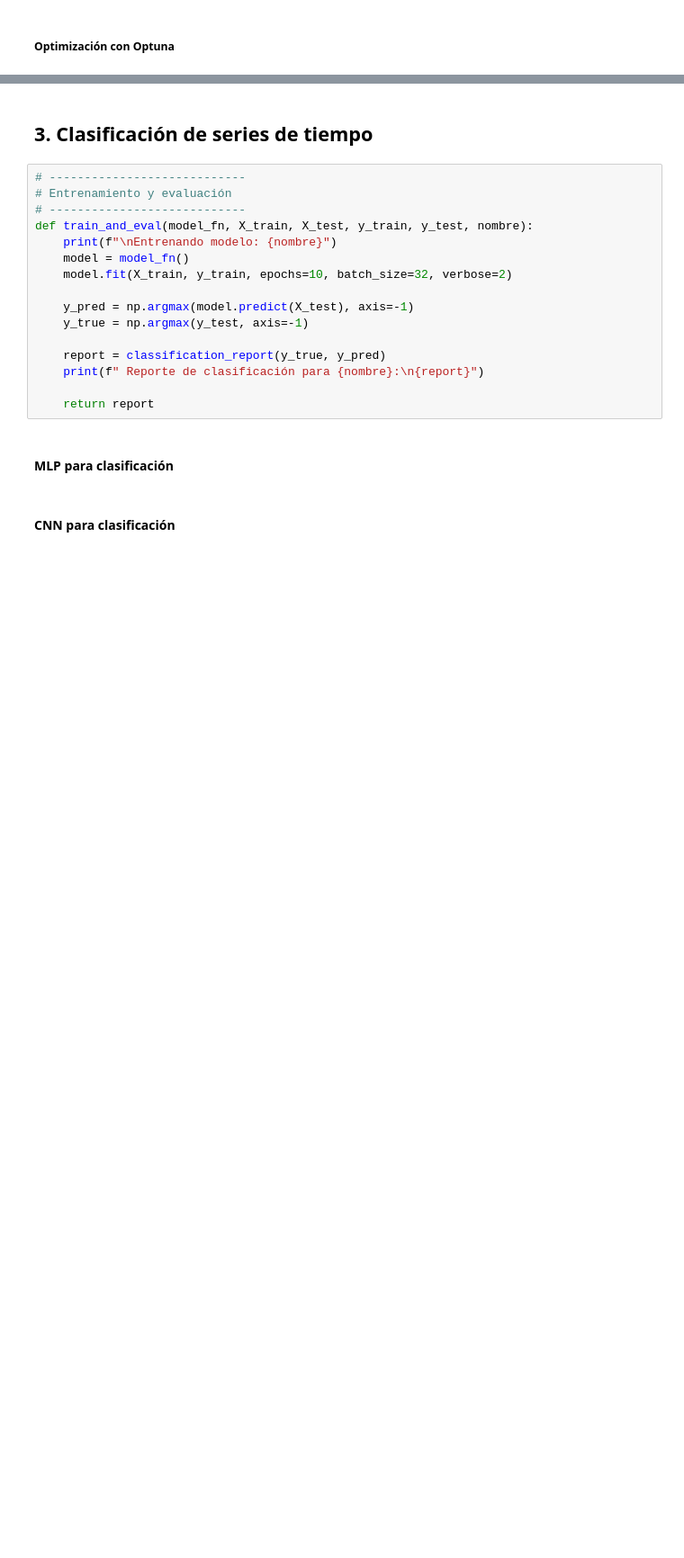
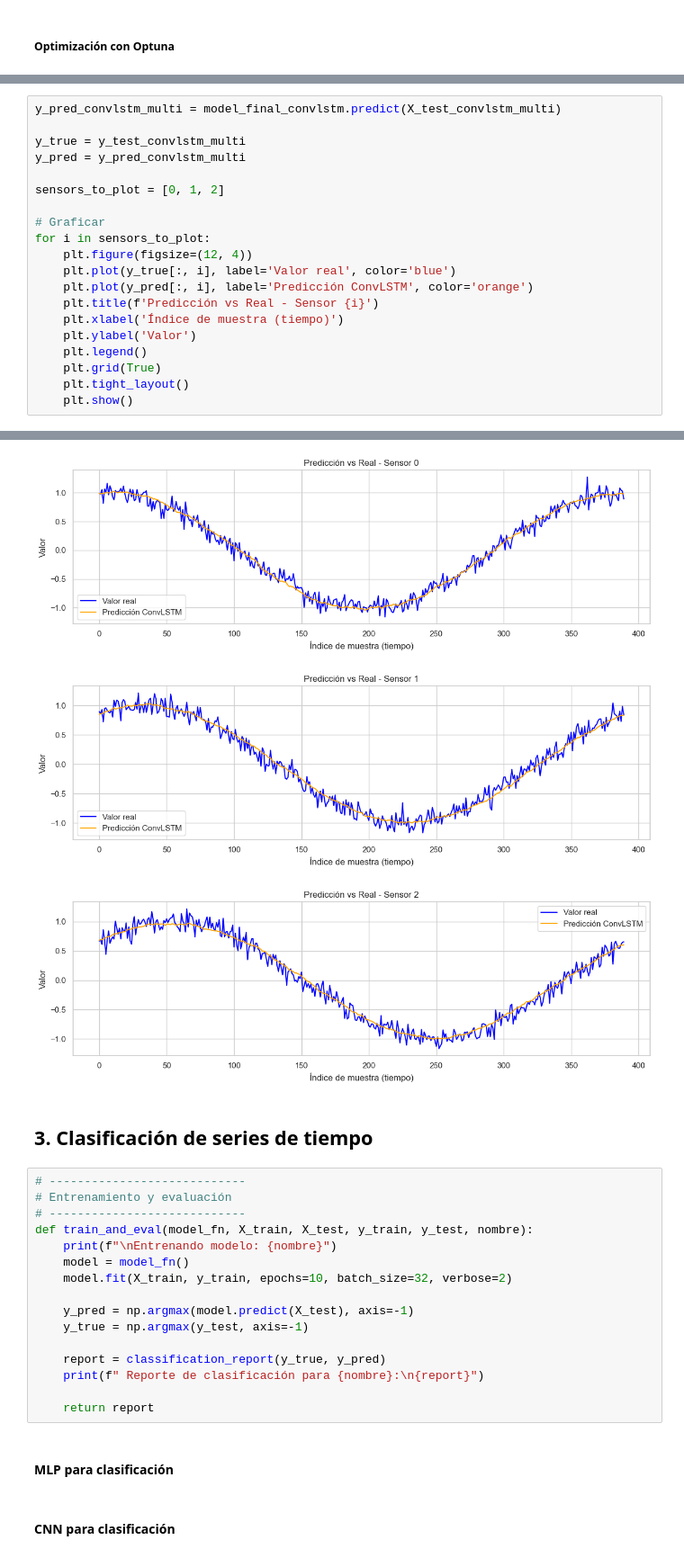
Before and after one commit to Marcelaqprz/mnl_proyecto, a Jupyter notebook: ProyectoFinalMnl.ipynb, the cells around one changed output, grey strips where cells are left out. Shown at 90% size. Saved outputs shown, nothing was run; the diff lists cells and outputs as text; blank space fills up the shorter version.

```diff
--- a/ProyectoFinalMnl.ipynb
+++ b/ProyectoFinalMnl.ipynb
@@ -1557,0 +1840,21 @@ print(f"Mejores parámetros: {study.best_params}")
+# %%
+y_pred_convlstm_multi = model_final_convlstm.predict(X_test_convlstm_multi)
+
+y_true = y_test_convlstm_multi
+y_pred = y_pred_convlstm_multi
+
+sensors_to_plot = [0, 1, 2]
+
+# Graficar
+for i in sensors_to_plot:
+    plt.figure(figsize=(12, 4))
+    plt.plot(y_true[:, i], label='Valor real', color='blue')
+    plt.plot(y_pred[:, i], label='Predicción ConvLSTM', color='orange')
+    plt.title(f'Predicción vs Real - Sensor {i}')
+    plt.xlabel('Índice de muestra (tiempo)')
+    plt.ylabel('Valor')
+    plt.legend()
+    plt.grid(True)
+    plt.tight_layout()
+    plt.show()
+# %% [output]
@@ -1558,3 +1862,6 @@ print(f"Mejores parámetros: {study.best_params}")
+[figure, added]
+[figure, added]
+[figure, added]
 # %% [markdown]
 ## 3. Clasificación de series de tiempo
 # %%
```
Also changed, not shown: parts of 28 cells of this notebook, 2 other files.
